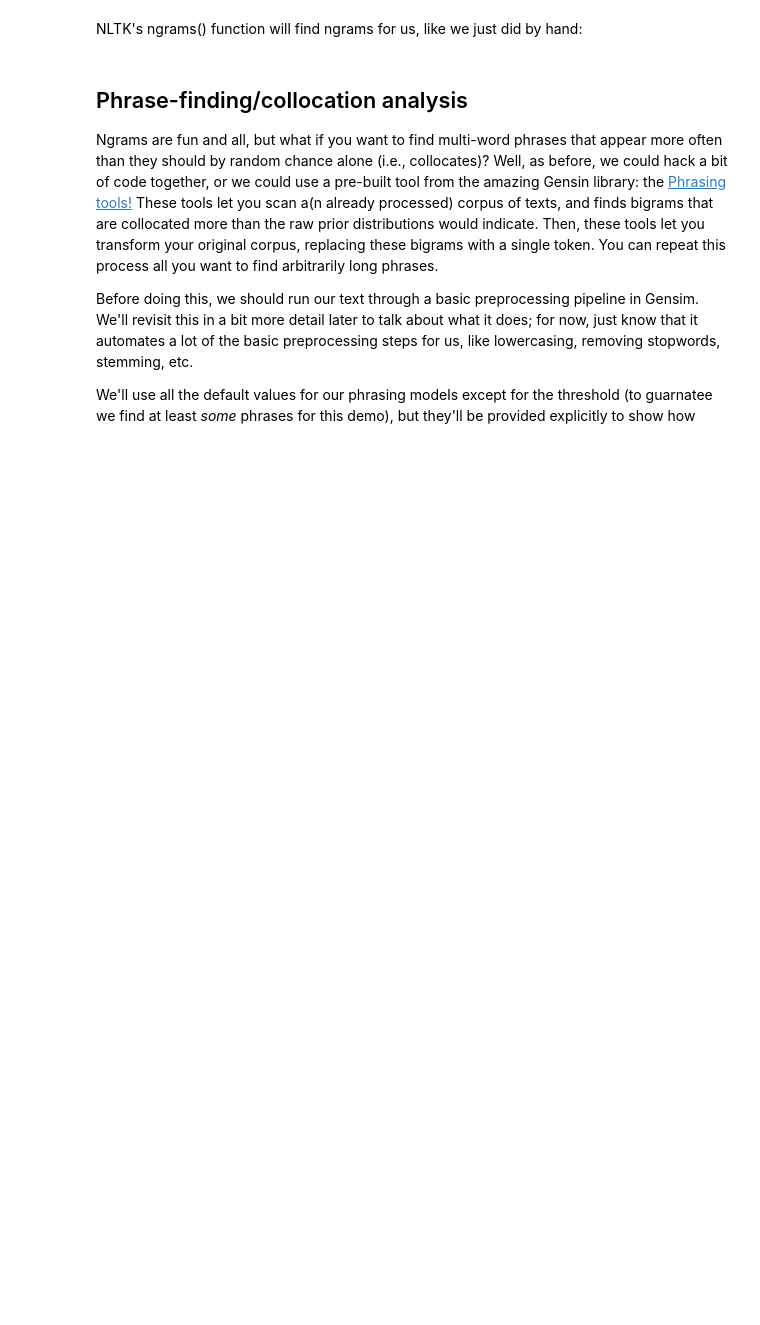
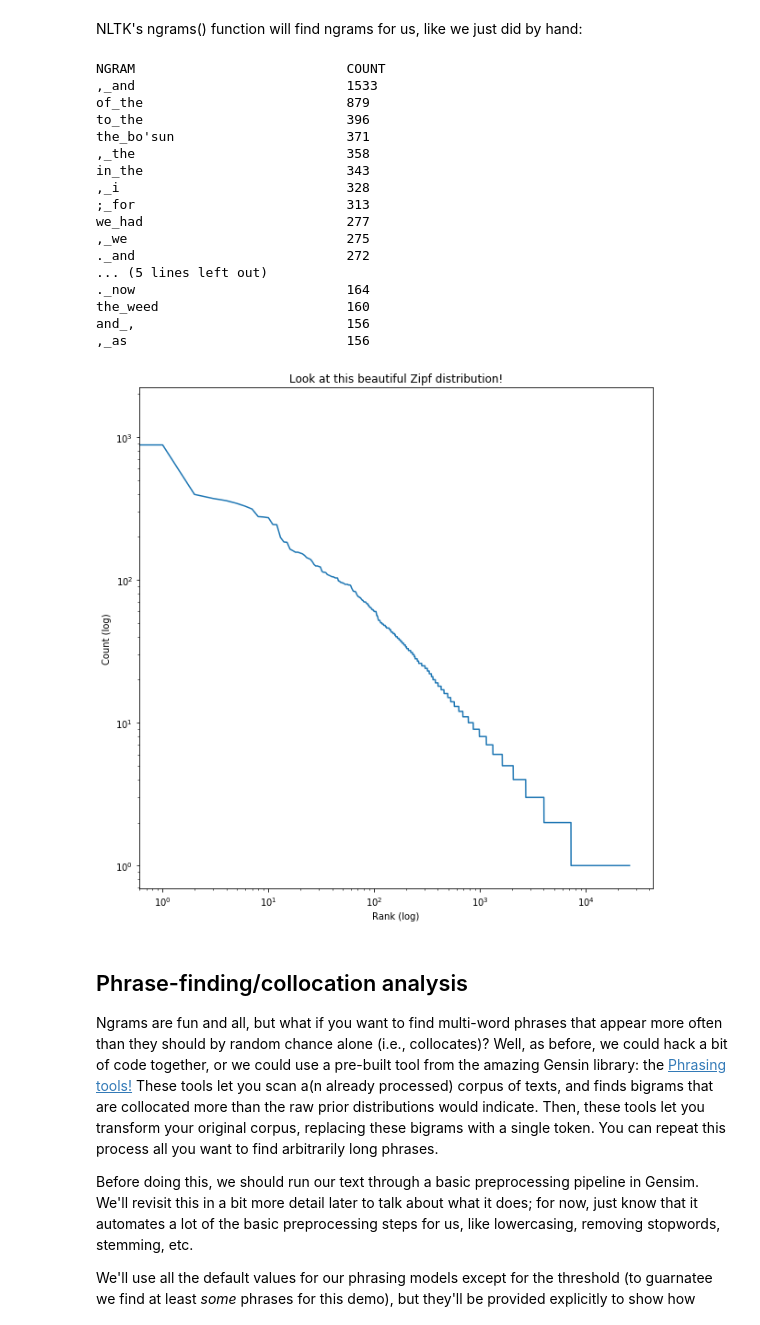
Before and after one commit to andersonh-uta/PythonForLinguistsTalk, a Jupyter notebook: Python for Linguists - Blogs.ipynb, the cells around one changed output. Saved outputs shown, nothing was run; the diff lists cells and outputs as text; code cells hidden in the pictures; blank space fills up the shorter version.

```diff
--- a/Python for Linguists - Blogs.ipynb
+++ b/Python for Linguists - Blogs.ipynb
@@ -228,46 +313,50 @@ NLTK's ngrams() function will find ngrams for us, like we just did by hand:
 # %%
 %matplotlib inline
 
-from collections import Counter
-from pprint import pprint
-import re
-
-import matplotlib as mpl
-import matplotlib.pyplot as plt
 from nltk import ngrams
-import spacy
 
 # Change this number manually to change the N in the ngrams
 NGRAM_N = 2
 
 # change the default matplotlib figure size for Jupyter's sake
 mpl.rcParams["figure.figsize"] = (10,10)
 
-nlp = spacy.load("en_core_web_sm")
-doc = open("glen carrig.txt", "r", encoding="utf8").read()
-# clean up line breaks and other whitespace issues
-doc = re.sub(r"\s+", " ", doc)
-doc = nlp(doc)
-# replace tokens with lowercase form
-doc = [i.lower_ for i in doc]
-# This ie the only line that changed with NLTK imported
 ngrams = ngrams(doc, NGRAM_N)
 ngrams = Counter(ngrams)
 # do some prettier formatting than the default printing
 print(f"{'NGRAM':<30s}\tCOUNT")
 for i in ngrams.most_common(20):
     # okay, so the format string changes a little too
     print(f"{'_'.join(i[0]):<30s}\t{i[1]}")
 
 # Now, let's just plot the counts by rank.
 counts = sorted(ngrams.values(), reverse=True)
 plt.plot(counts)
 plt.yscale("log")
 plt.xscale("log")
 plt.title("Look at this beautiful Zipf distribution!")
 plt.xlabel("Rank (log)")
 plt.ylabel("Count (log)")
 plt.show()
+# %% [output]
+NGRAM                           COUNT
+,_and                           1533
+of_the                          879
+to_the                          396
+the_bo'sun                      371
+,_the                           358
+in_the                          343
+,_i                             328
+;_for                           313
+we_had                          277
+,_we                            275
+._and                           272
+... (5 lines left out)
+._now                           164
+the_weed                        160
+and_,                           156
+,_as                            156
+[figure, added]
 # %% [markdown]
 ## Phrase-finding/collocation analysis
 
```
Also changed, not shown: parts of 55 cells of this notebook.
